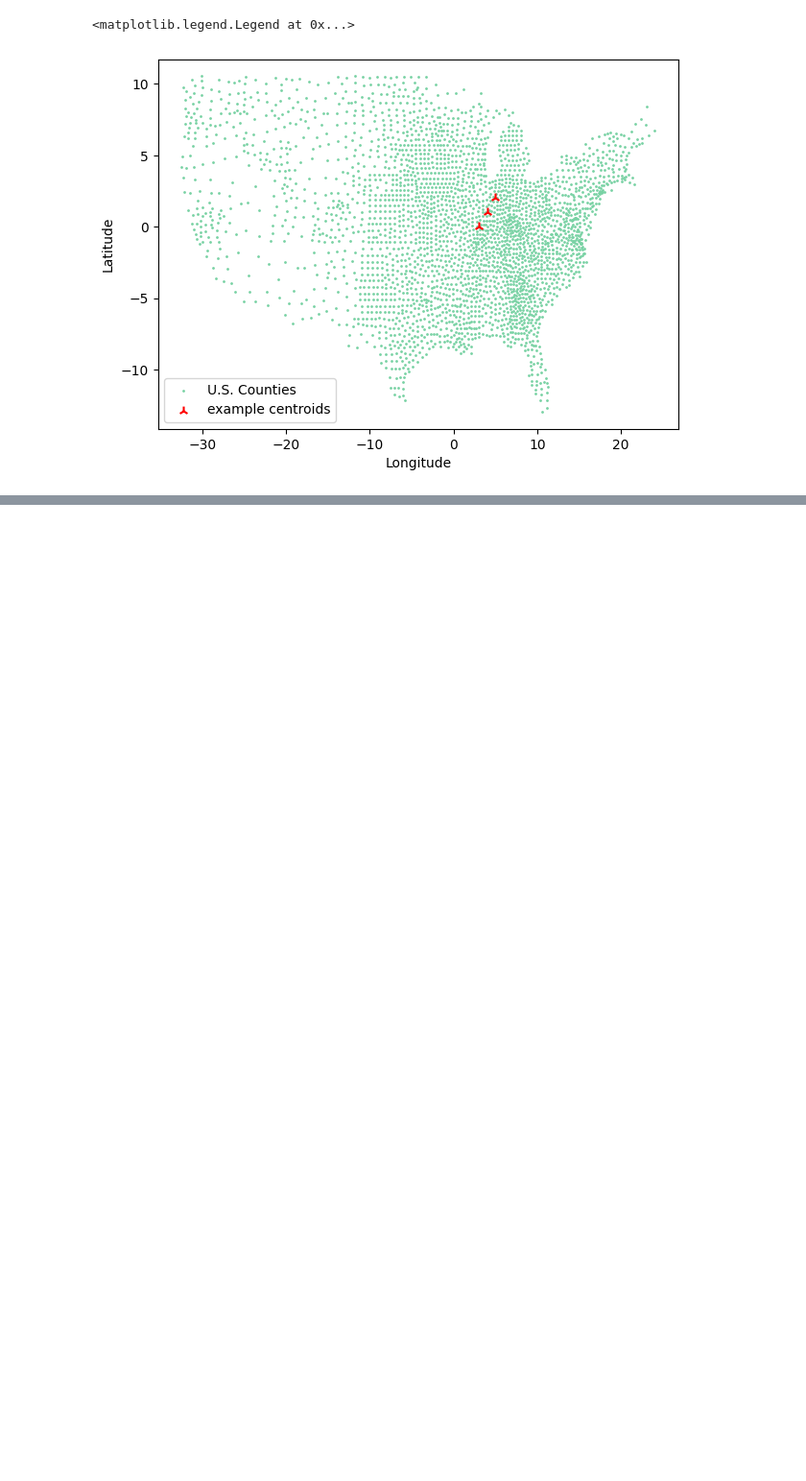
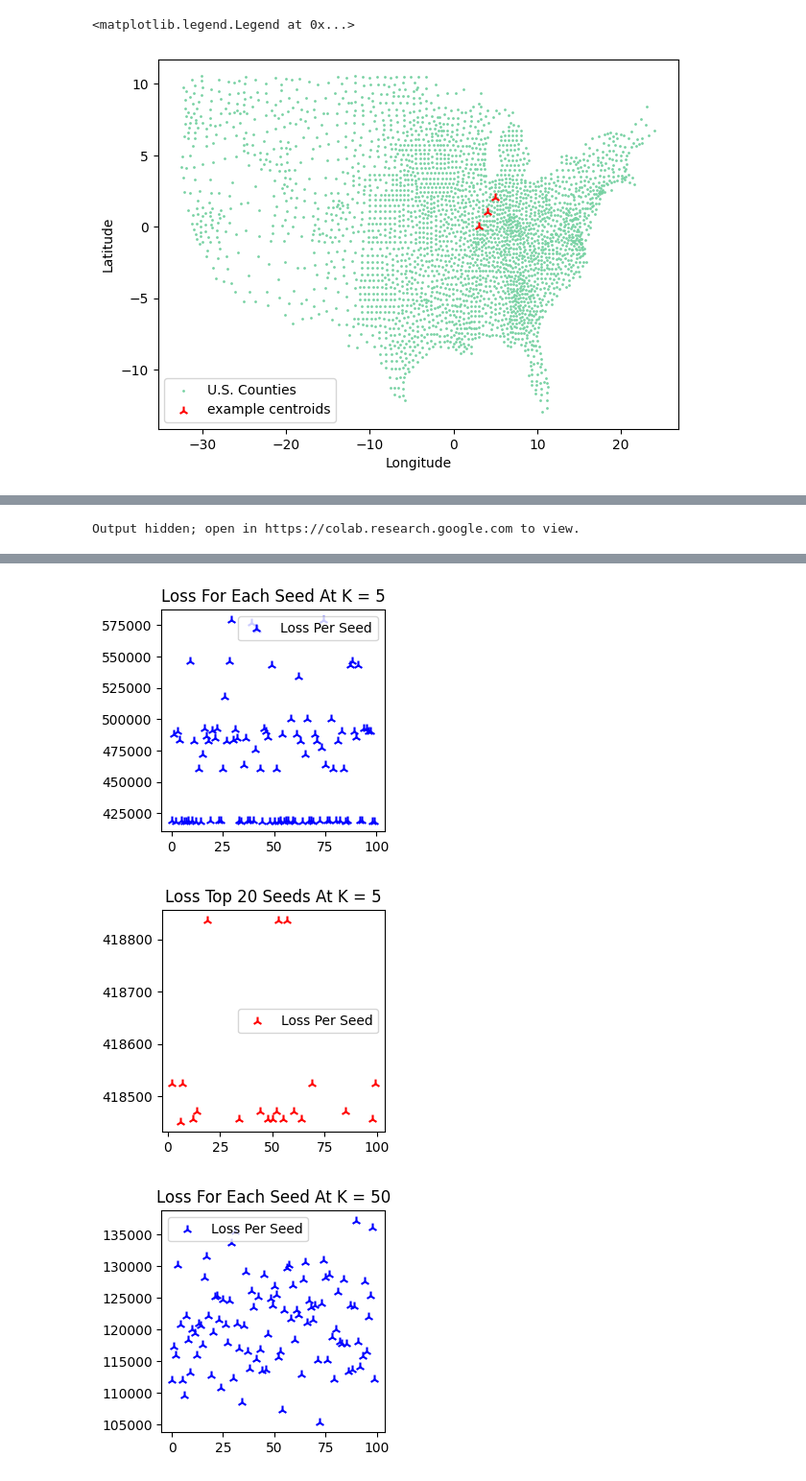
Before and after one commit to Tyrowo/county-population-clustering, a Jupyter notebook: K-Means Clustering.ipynb, the cells around one changed output, grey strips where cells are left out. Shown at 96% size. Drawn from its saved outputs; the diff is of its cells as text; code cells hidden in the pictures; blank space fills up the shorter version.

```diff
--- a/K-Means Clustering.ipynb
+++ b/K-Means Clustering.ipynb
@@ -370,0 +379,68 @@ Resulting Best Centroid Counts:
+# %%
+# in this block we will be attempting to solve
+testing_seeds = [5, 50, 100, 1000, 3000]
+seeds = [i for i in range(100)]
+for k in testing_seeds:
+  k_means(k, seeds)
+# when we get all of our losses, we want to see the best ones by seed. so writing a quick algorithm to turn them into tuples, sort and display
+for i in range(1, len(k_all_seeds_resulting_loss)):
+  one_loss = k_all_seeds_resulting_loss[i]
+  loss_tuples = [[one_loss[i], i] for i in range(len(one_loss))]
+  print(loss_tuples)
+  loss_tuples.sort()
+
+  print(f'k={testing_seeds[i]} best losses by seed : {loss_tuples}')
+  loss_y = [x[0] for x in loss_tuples]
+  loss_x = [x[1] for x in loss_tuples]
+
+  plt.scatter(loss_x, loss_y, c='b', s=50, marker='2', label='Loss Per Seed')
+  plt.title(f'Loss For Each Seed At K = {testing_seeds[i]}')
+  plt.legend()
+# %% [output]
+Output hidden; open in https://colab.research.google.com to view.
+# %%
+print(k_all_seeds_resulting_loss)
+# when we get all of our losses, we want to see the best ones by seed. so writing a quick algorithm to turn them into tuples, sort and display
+best_20_seeds = [0] * 100
+best_5_seeds = [0] * 100
+best_seeds = []
+for i in range(len(testing_seeds)):
+  one_loss = k_all_seeds_resulting_loss[1 + i]
+  loss_tuples = [[one_loss[j], j] for j in range(len(one_loss))]
+  print(loss_tuples)
+  loss_tuples.sort()
+  print(' ')
+  print(' ')
+
+  print(f'k={testing_seeds[i]} top 10 best losses by seed : \n  {loss_tuples[0:10]}')
+  loss_y = [x[0] for x in loss_tuples]
+  loss_x = [x[1] for x in loss_tuples]
+
+  loss_y_20 = [x[0] for x in loss_tuples[0:20]]
+  loss_x_20 = [x[1] for x in loss_tuples[0:20]]
+  for j in range(20):
+    best_20_seeds[loss_tuples[j][1]] += 1
+  for j in range(5):
+    best_5_seeds[loss_tuples[j][1]] += 1
+  best_seeds.append(loss_tuples[0][1])
+
+  plt.figure(figsize = (3,3))
+  plt.scatter(loss_x, loss_y, c='b', s=50, marker='2', label='Loss Per Seed')
+  plt.title(f'Loss For Each Seed At K = {testing_seeds[i]}')
+  plt.legend()
+
+  plt.figure(figsize = (3,3))
+  plt.scatter(loss_x_20, loss_y_20, c='r', s=50, marker='2', label='Loss Per Seed')
+  plt.title(f'Loss Top 20 Seeds At K = {testing_seeds[i]}')
+  plt.legend()
+
+print(best_20_seeds) # top 20 seeds for each
+print(best_5_seeds)
+best_seeds = [(i, best_20_seeds[i]) for i in best_seeds]
+print(best_seeds)
+
+top_performing_seeds_3 =  [i for i in range(100) if best_20_seeds[i] > 2]
+top_performing_seeds = [i for i in range(100) if best_20_seeds[i] > 3]
+print('at least 3 in top 20', top_performing_seeds_3)
+print('at least 4 in top 20', top_performing_seeds)
+# %% [output]
@@ -370,0 +464,3 @@ Resulting Best Centroid Counts:
+[figure, added]
+[figure, added]
+[figure, added]
```
Also changed, not shown: parts of 16 cells of this notebook.
